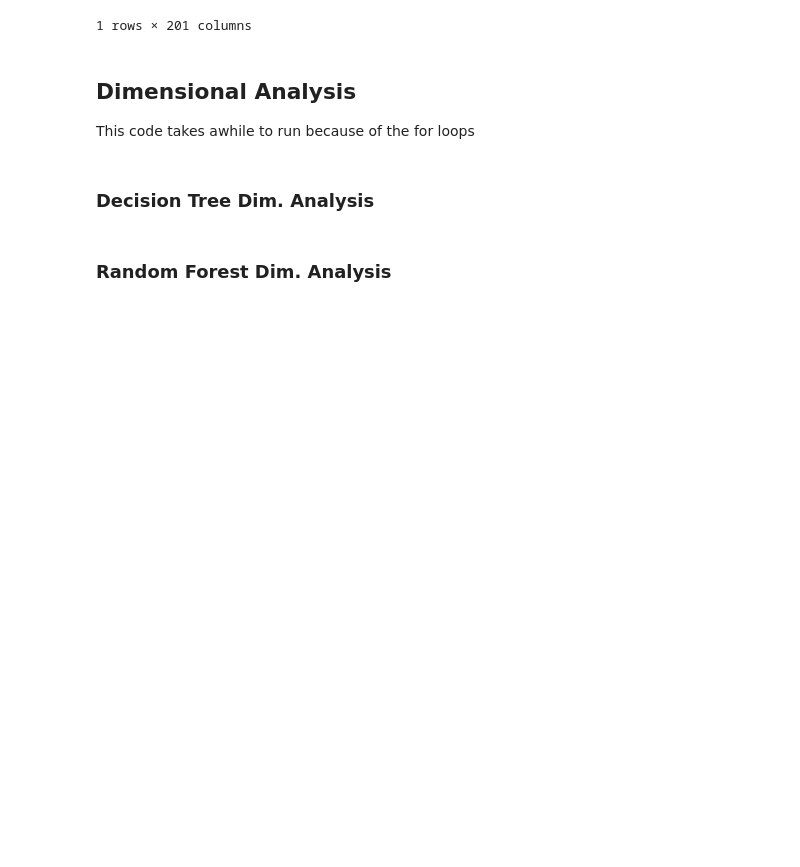
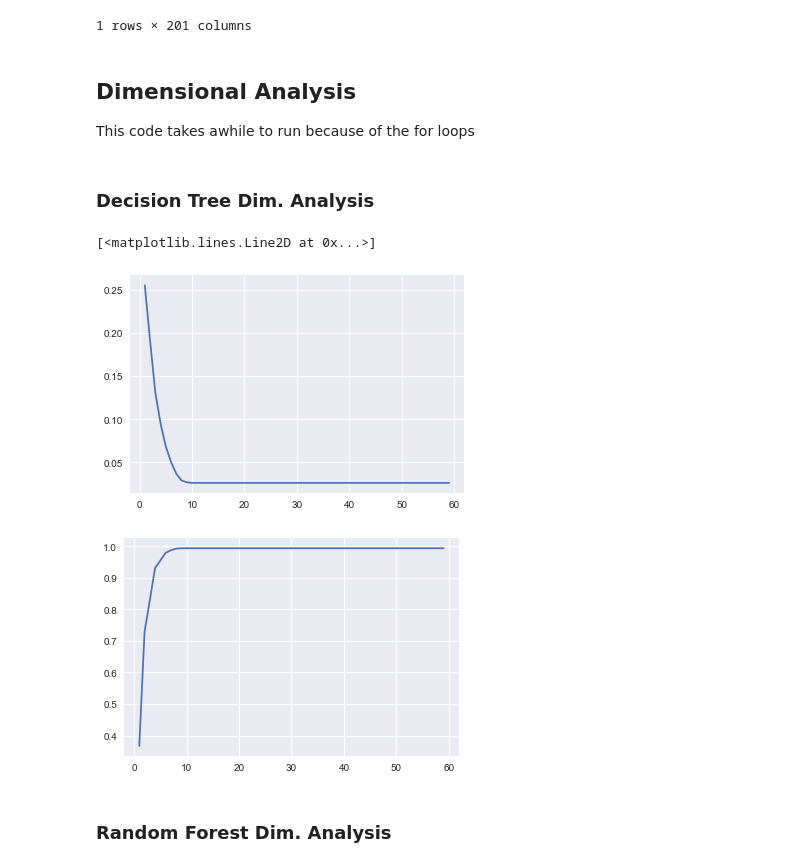
Before and after one commit to Lcollins91/DS_ResearchProject_ND, a Jupyter notebook: Hexagon_Spec_Models.ipynb, the cells around one changed output. Cells and saved outputs as stored; diff of their text form; code cells hidden in the pictures; blank space fills up the shorter version.

```diff
--- a/Hexagon_Spec_Models.ipynb
+++ b/Hexagon_Spec_Models.ipynb
@@ -366,23 +360,28 @@ This code takes awhile to run because of the for loops
 # %%
 #Determining optimal max_depth - should be at the bend
 rmse_test = []
 R2_test = []
+rs = 42
 for i in range(1,60):
 
-    regressor_test = DecisionTreeRegressor(max_depth=i, min_samples_leaf=5)
+    regressor_test = DecisionTreeRegressor(max_depth=i, min_samples_leaf=5, random_state = rs)
     regressor_test = regressor_test.fit(X_train, Y_train)
     true = Y_test
     predicted = regressor_test.predict(X_test)
 
     rmse_test.append(np.sqrt(mean_squared_error(true, predicted)))
     R2_test.append(r2_score(true, predicted))
 
 
 index1 = [i for i in range(1,60)]
 plt.plot(index1, rmse_test)
 
 figure()
 plt.plot(index1, R2_test)
+# %% [output]
+[<matplotlib.lines.Line2D at 0x...>]
+[figure, added]
+[figure, added]
 # %% [markdown]
 ### Random Forest Dim. Analysis
 # %%
```
Also changed, not shown: parts of 7 cells of this notebook.
